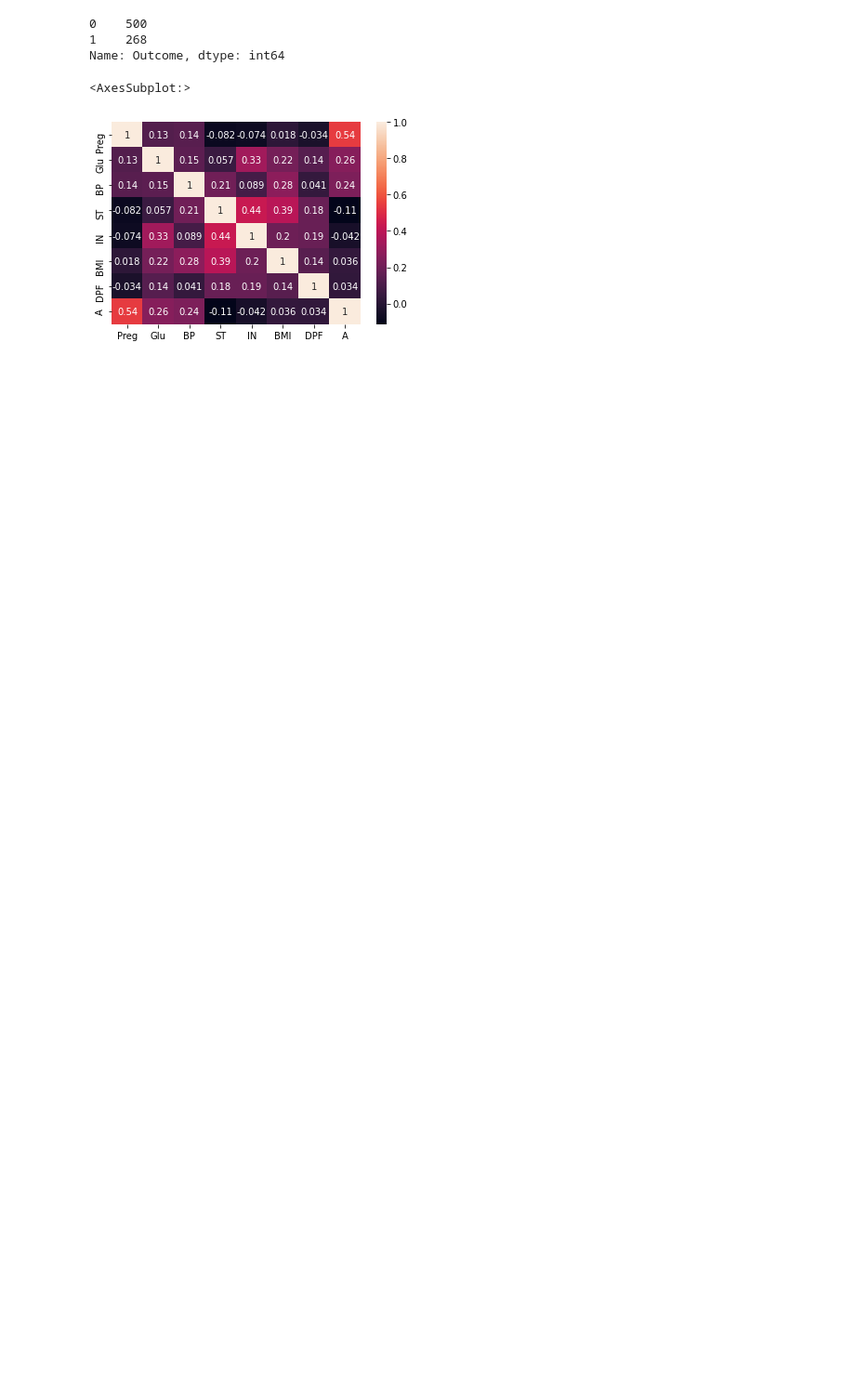
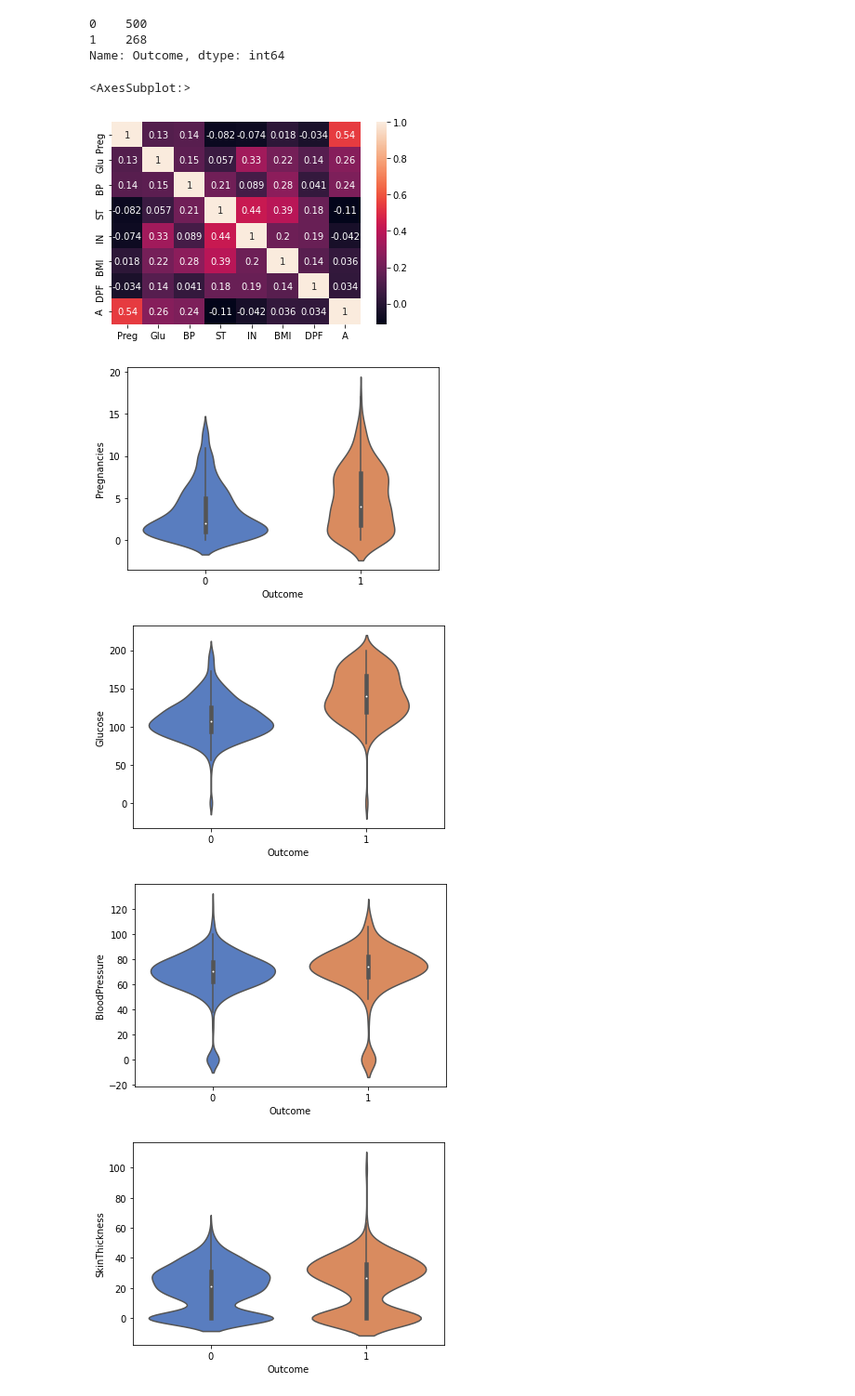
Before and after one commit to vanity-lost/Kaggle-Projects, a Jupyter notebook: Pima Indian Diabetes Prediction/EDA.ipynb, the cells around one changed output. Shown at 93% size. Saved outputs shown, nothing was run; the diff lists cells and outputs as text; code cells hidden in the pictures; blank space fills up the shorter version.

```diff
--- a/Pima Indian Diabetes Prediction/EDA.ipynb
+++ b/Pima Indian Diabetes Prediction/EDA.ipynb
@@ -78,3 +78,12 @@ sns.heatmap(features.corr(), annot=True)
 # %% [output]
 <AxesSubplot:>
 [figure]
+# %%
+for feature in list(df.columns)[:-1]:
+    sns.violinplot(x='Outcome', y=feature, data=df, palette='muted', split=True)
+    plt.show()
+# %% [output]
+[figure, added]
+[figure, added]
+[figure, added]
+[figure, added]
```
Also changed, not shown: parts of 2 cells of this notebook, 6 other files.
